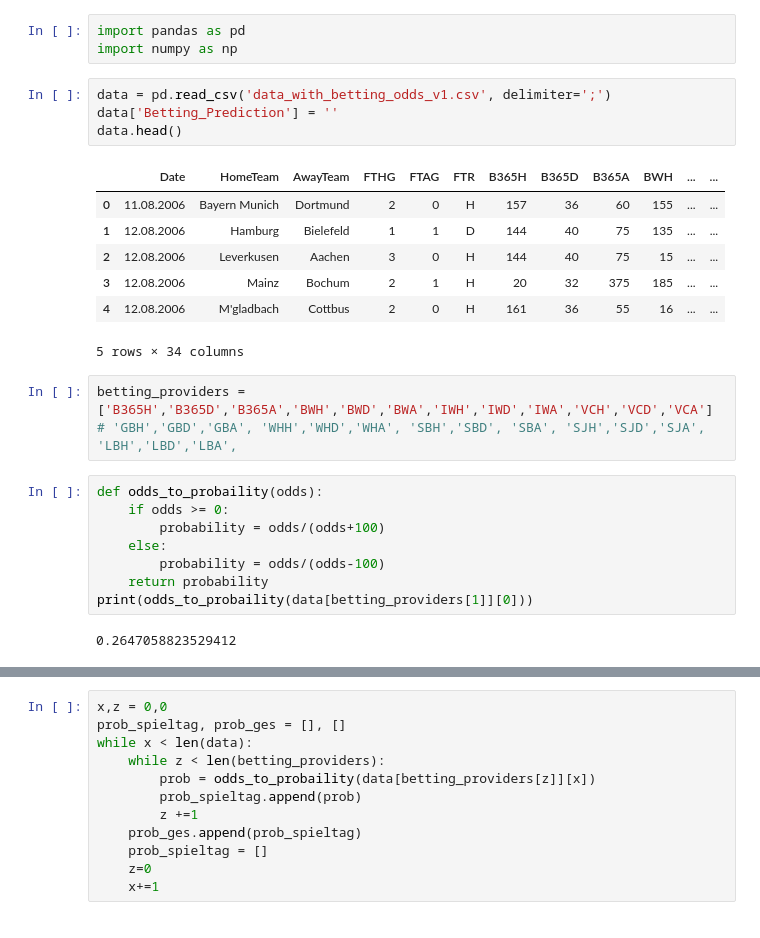
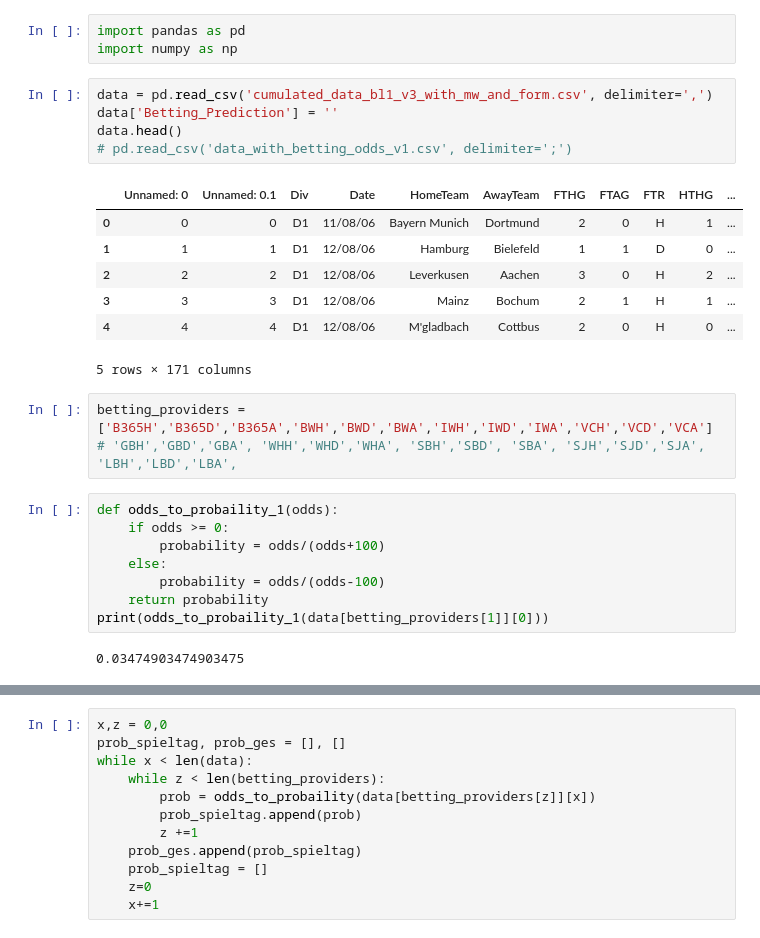
Before and after one commit to Max280201/Data-Exploration-Project, a Jupyter notebook: translate_betting_odds.ipynb, the cells around one changed output, grey strips where cells are left out. Cells and saved outputs as stored; diff of their text form.

```diff
--- a/translate_betting_odds.ipynb
+++ b/translate_betting_odds.ipynb
@@ -2,27 +2,28 @@
 import pandas as pd
 import numpy as np
 # %%
-data = pd.read_csv('data_with_betting_odds_v1.csv', delimiter=';')
+data = pd.read_csv('cumulated_data_bl1_v3_with_mw_and_form.csv', delimiter=',')
 data['Betting_Prediction'] = ''
 data.head()
+# pd.read_csv('data_with_betting_odds_v1.csv', delimiter=';')
 # %% [output]
-|  | Date | HomeTeam | AwayTeam | FTHG | FTAG | FTR | B365H | B365D | B365A | BWH | ... | ... |
-| 0 | 11.08.2006 | Bayern Munich | Dortmund | 2 | 0 | H | 157 | 36 | 60 | 155 | ... | ... |
-| 1 | 12.08.2006 | Hamburg | Bielefeld | 1 | 1 | D | 144 | 40 | 75 | 135 | ... | ... |
-| 2 | 12.08.2006 | Leverkusen | Aachen | 3 | 0 | H | 144 | 40 | 75 | 15 | ... | ... |
-| 3 | 12.08.2006 | Mainz | Bochum | 2 | 1 | H | 20 | 32 | 375 | 185 | ... | ... |
-| 4 | 12.08.2006 | M'gladbach | Cottbus | 2 | 0 | H | 161 | 36 | 55 | 16 | ... | ... |
+|  | Unnamed: 0 | Unnamed: 0.1 | Div | Date | HomeTeam | AwayTeam | FTHG | FTAG | FTR | HTHG | ... |
+| 0 | 0 | 0 | D1 | 11/08/06 | Bayern Munich | Dortmund | 2 | 0 | H | 1 | ... |
+| 1 | 1 | 1 | D1 | 12/08/06 | Hamburg | Bielefeld | 1 | 1 | D | 0 | ... |
+| 2 | 2 | 2 | D1 | 12/08/06 | Leverkusen | Aachen | 3 | 0 | H | 2 | ... |
+| 3 | 3 | 3 | D1 | 12/08/06 | Mainz | Bochum | 2 | 1 | H | 1 | ... |
+| 4 | 4 | 4 | D1 | 12/08/06 | M'gladbach | Cottbus | 2 | 0 | H | 0 | ... |
-5 rows × 34 columns
+5 rows × 171 columns
 # %%
 betting_providers = ['B365H','B365D','B365A','BWH','BWD','BWA','IWH','IWD','IWA','VCH','VCD','VCA']
 # 'GBH','GBD','GBA', 'WHH','WHD','WHA', 'SBH','SBD', 'SBA', 'SJH','SJD','SJA', 'LBH','LBD','LBA',
 # %%
-def odds_to_probaility(odds):
+def odds_to_probaility_1(odds):
     if odds >= 0:
         probability = odds/(odds+100)
     else:
         probability = odds/(odds-100)
     return probability
-print(odds_to_probaility(data[betting_providers[1]][0]))
+print(odds_to_probaility_1(data[betting_providers[1]][0]))
 # %% [output]
-0.2647058823529412
+0.03474903474903475
```
Also changed, not shown: parts of 10 cells of this notebook, 1 other file.
